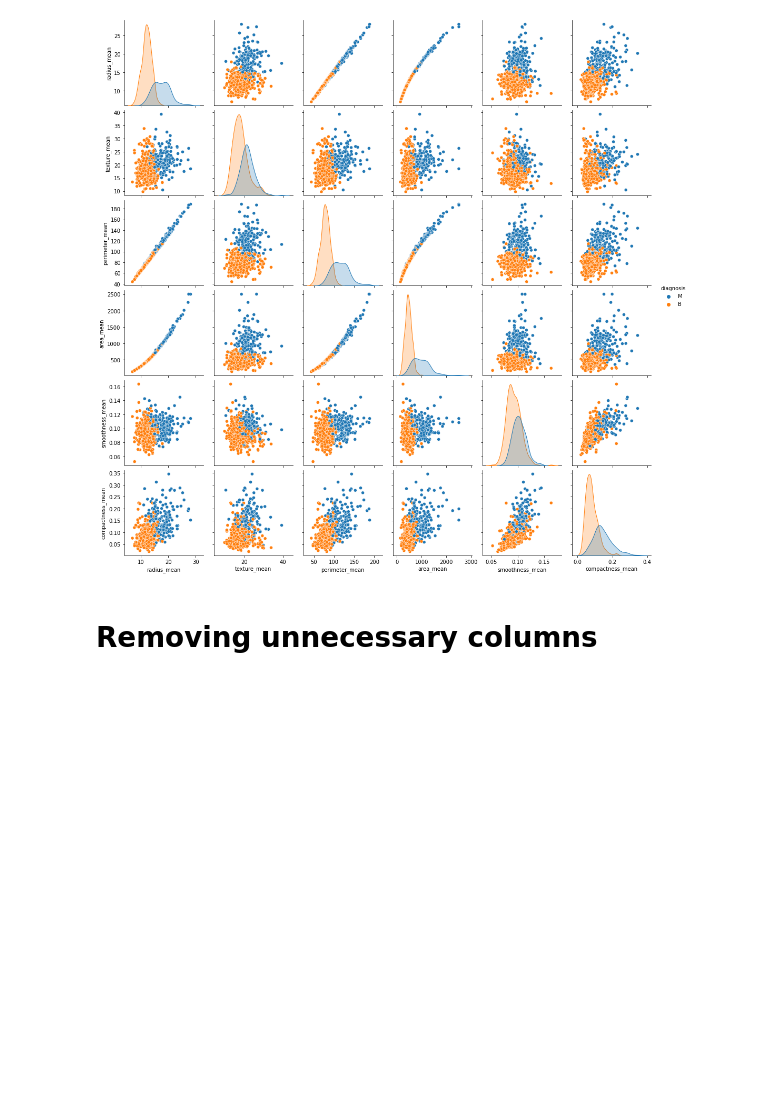
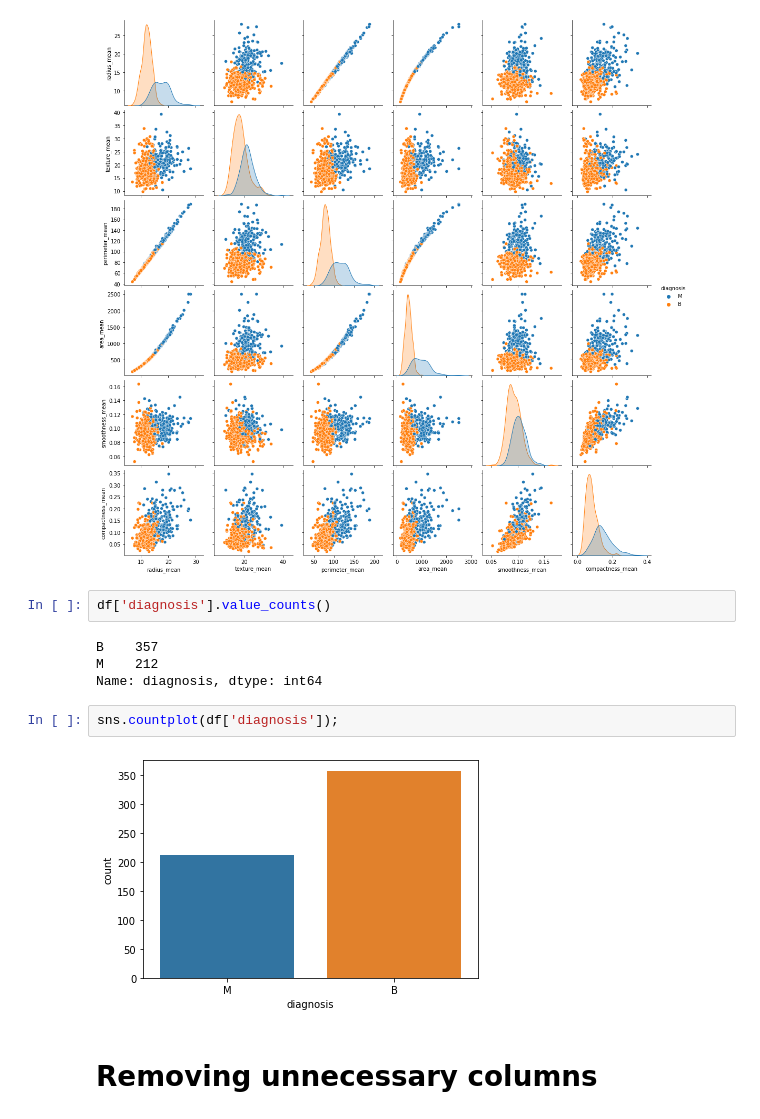
Before and after one commit to S-Delowar/Data-Science-Machine-Learning, a Jupyter notebook: Breast Cancer Classification/Breast_Cancer_Classification.ipynb, the cells around one changed output. Drawn from its saved outputs; the diff is of its cells as text; blank space fills up the shorter version.

```diff
--- a/Breast Cancer Classification/Breast_Cancer_Classification.ipynb
+++ b/Breast Cancer Classification/Breast_Cancer_Classification.ipynb
@@ -75,6 +74,16 @@ sns.pairplot(df, vars=['radius_mean', 'texture_mean', 'perimeter_mean', 'area_me
             hue='diagnosis');
 # %% [output]
 [figure]
+# %%
+df['diagnosis'].value_counts()
+# %% [output]
+B    357
+M    212
+Name: diagnosis, dtype: int64
+# %%
+sns.countplot(df['diagnosis']);
+# %% [output]
+[figure, added]
 # %% [markdown]
 # Removing unnecessary columns
 # %%
```
Also changed, not shown: parts of 53 cells of this notebook.
